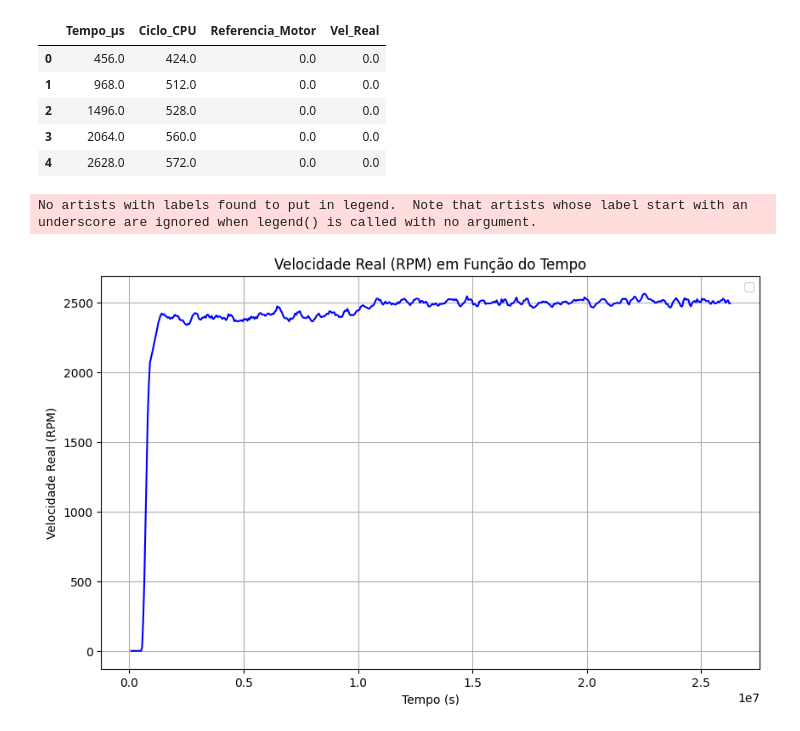
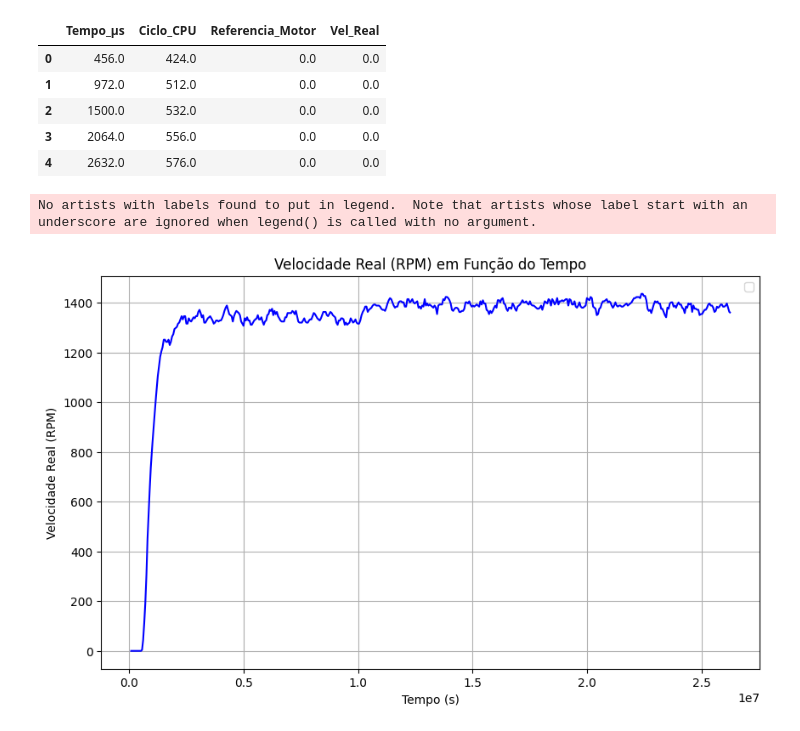
Before and after one commit to sabrina-costa13/Lab-Controle, a Jupyter notebook: Lab_Controle/graficos.ipynb, the cells around one changed output. Cells and saved outputs as stored; diff of their text form; code cells hidden in the pictures.

```diff
--- a/Lab_Controle/graficos.ipynb
+++ b/Lab_Controle/graficos.ipynb
@@ -1,16 +1,16 @@
 # %%
 import pandas as pd
 
-df = pd.read_csv('dados_arduino_05.csv', encoding='ISO-8859-1')
+df = pd.read_csv('dados_arduino.csv', encoding='ISO-8859-1')
 df = df.head(1000)
 display(df.head(5))
 # %% [output]
 |  | Tempo_µs | Ciclo_CPU | Referencia_Motor | Vel_Real |
 | 0 | 456.0 | 424.0 | 0.0 | 0.0 |
-| 1 | 968.0 | 512.0 | 0.0 | 0.0 |
-| 2 | 1496.0 | 528.0 | 0.0 | 0.0 |
-| 3 | 2064.0 | 560.0 | 0.0 | 0.0 |
-| 4 | 2628.0 | 572.0 | 0.0 | 0.0 |
+| 1 | 972.0 | 512.0 | 0.0 | 0.0 |
+| 2 | 1500.0 | 532.0 | 0.0 | 0.0 |
+| 3 | 2064.0 | 556.0 | 0.0 | 0.0 |
+| 4 | 2632.0 | 576.0 | 0.0 | 0.0 |
 # %%
 import matplotlib.pyplot as plt
 
@@ -50,7 +50,7 @@ plt.grid(True)  # Adicionar uma grade ao gráfico
 plt.show()
 # %% [output]
 No artists with labels found to put in legend.  Note that artists whose label start with an underscore are ignored when legend() is called with no argument.
-[figure, old version]
+[figure, new version]
 # %%
 df['Vel_Real'] = df['Vel_Real_Media']
 df = df[df['Vel_Real'].notna()]
```
Also changed, not shown: parts of 4 cells of this notebook.
